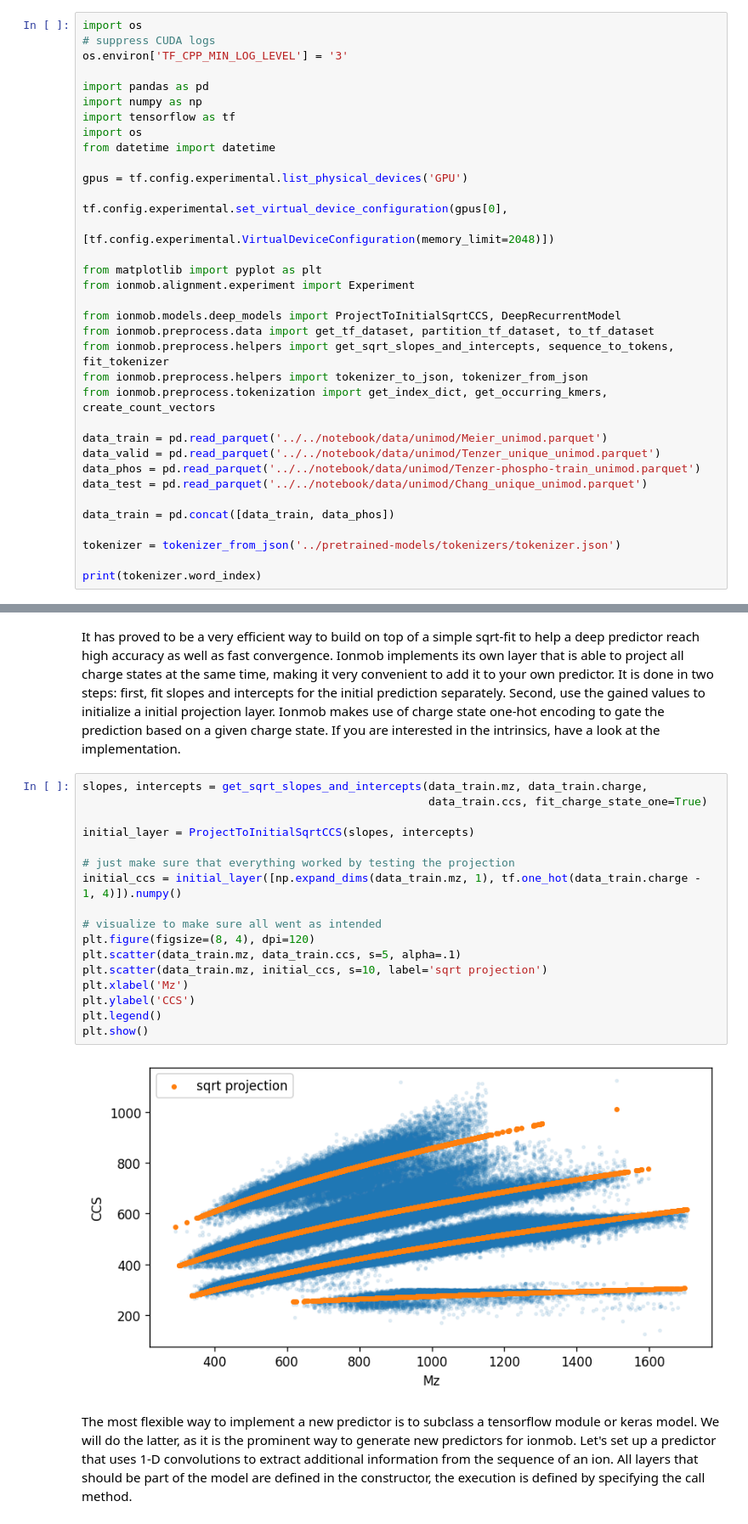
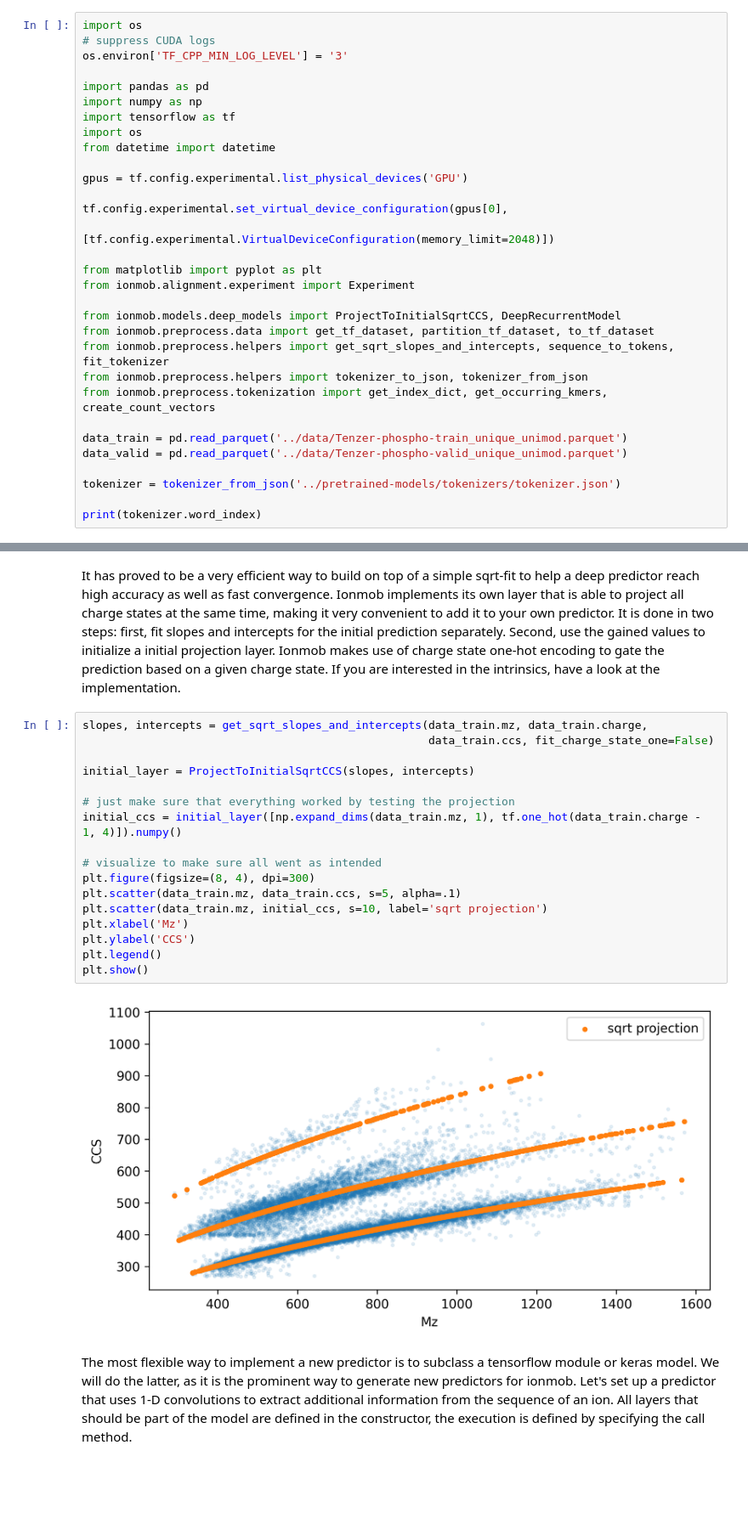
Before and after one commit to theGreatHerrLebert/ionmob, a Jupyter notebook: notebook/DeepModelTraining.ipynb, the cells around one changed output, grey strips where cells are left out. Shown: that part at 85% size. Saved outputs shown, nothing was run; the diff lists cells and outputs as text; blank space fills up the shorter version.

Commit message:
updated notebooks and added additional example data.

```diff
--- a/notebook/DeepModelTraining.ipynb
+++ b/notebook/DeepModelTraining.ipynb
@@ -33,12 +33,8 @@ from ionmob.preprocess.helpers import get_sqrt_slopes_and_intercepts, sequence_t
 from ionmob.preprocess.helpers import tokenizer_to_json, tokenizer_from_json
 from ionmob.preprocess.tokenization import get_index_dict, get_occurring_kmers, create_count_vectors
 
-data_train = pd.read_parquet('../../notebook/data/unimod/Meier_unimod.parquet')
-data_valid = pd.read_parquet('../../notebook/data/unimod/Tenzer_unique_unimod.parquet')
-data_phos = pd.read_parquet('../../notebook/data/unimod/Tenzer-phospho-train_unimod.parquet')
-data_test = pd.read_parquet('../../notebook/data/unimod/Chang_unique_unimod.parquet')
-
-data_train = pd.concat([data_train, data_phos])
+data_train = pd.read_parquet('../data/Tenzer-phospho-train_unique_unimod.parquet')
+data_valid = pd.read_parquet('../data/Tenzer-phospho-valid_unique_unimod.parquet')
 
 tokenizer = tokenizer_from_json('../pretrained-models/tokenizers/tokenizer.json')
 
@@ -81,23 +74,23 @@ Ionmob makes use of charge state one-hot encoding to gate the prediction based o
 If you are interested in the intrinsics, have a look at the implementation.
 # %%
 slopes, intercepts = get_sqrt_slopes_and_intercepts(data_train.mz, data_train.charge,
-                                                    data_train.ccs, fit_charge_state_one=True)
+                                                    data_train.ccs, fit_charge_state_one=False)
 
 initial_layer = ProjectToInitialSqrtCCS(slopes, intercepts)
 
 # just make sure that everything worked by testing the projection
 initial_ccs = initial_layer([np.expand_dims(data_train.mz, 1), tf.one_hot(data_train.charge - 1, 4)]).numpy()
 
 # visualize to make sure all went as intended
-plt.figure(figsize=(8, 4), dpi=120)
+plt.figure(figsize=(8, 4), dpi=300)
 plt.scatter(data_train.mz, data_train.ccs, s=5, alpha=.1)
 plt.scatter(data_train.mz, initial_ccs, s=10, label='sqrt projection')
 plt.xlabel('Mz')
 plt.ylabel('CCS')
 plt.legend()
 plt.show()
 # %% [output]
-[figure, old version]
+[figure, new version]
 # %% [markdown]
 The most flexible way to implement a new predictor is to subclass a tensorflow module or keras model.
 We will do the latter, as it is the prominent way to generate new predictors for ionmob.
```
Also changed, not shown: parts of 5 cells of this notebook, 7 other files.
